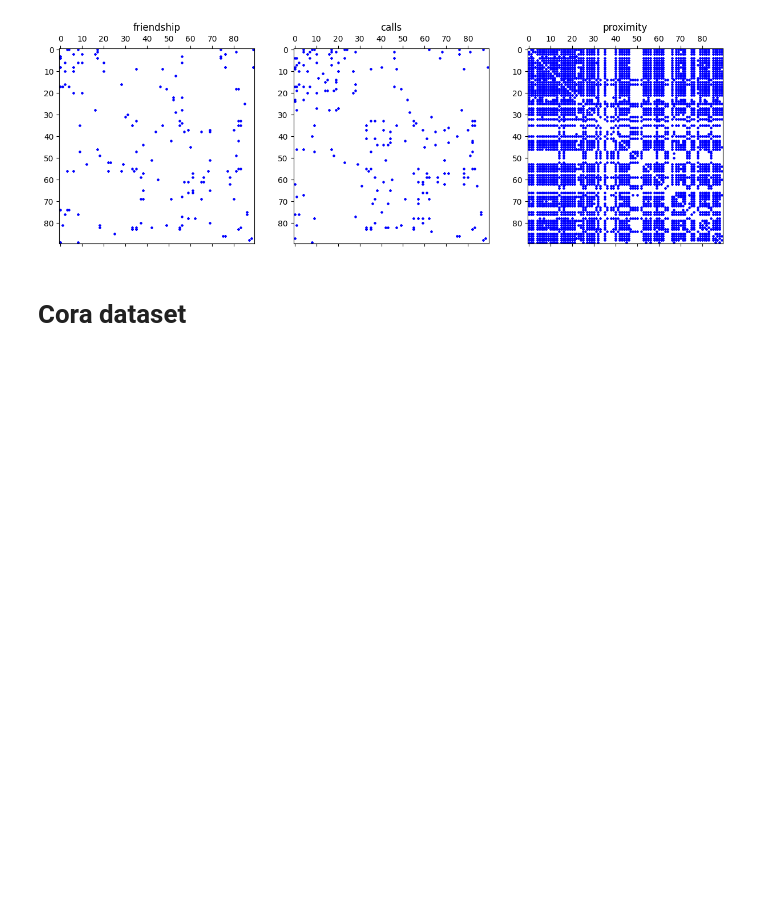
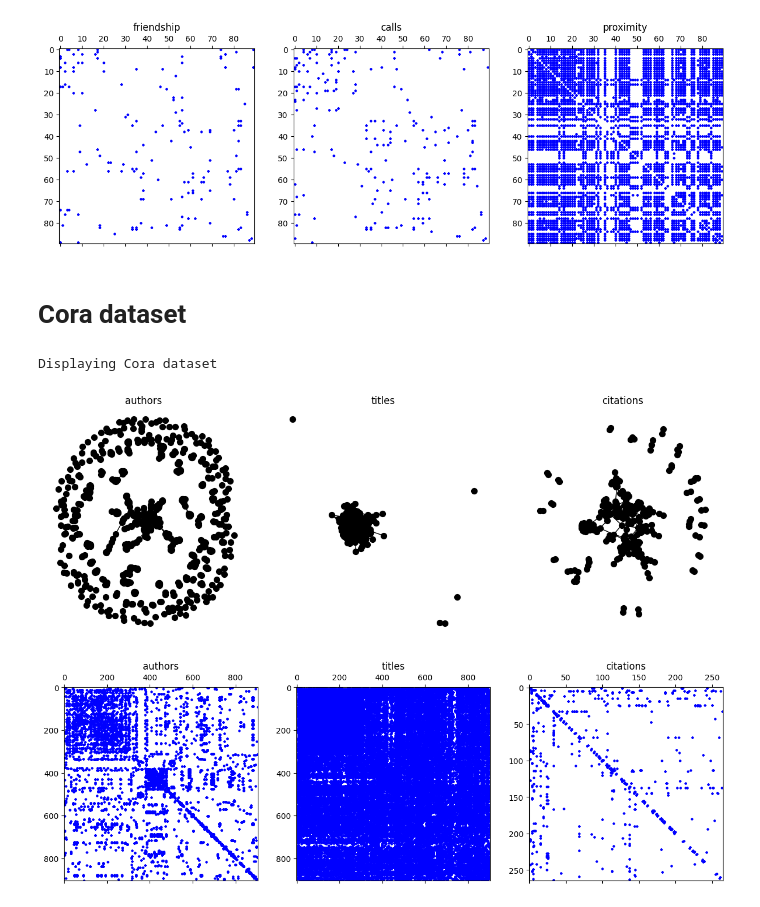
Before and after one commit to souheib1/Clustering-with-Multi-Layer-Graphs, a Jupyter notebook: data_processing_and_visualization.ipynb, the cells around one changed output. Saved outputs shown, nothing was run; the diff lists cells and outputs as text; code cells hidden in the pictures; blank space fills up the shorter version.

Commit message:
Add Cora dataset and loader

```diff
--- a/data_processing_and_visualization.ipynb
+++ b/data_processing_and_visualization.ipynb
@@ -65,3 +65,11 @@ Displaying MIT dataset
 [figure]
 # %% [markdown]
 # Cora dataset
+# %%
+MLG, layer_labels, true_labels = load_Cora(preprocess=False)
+print("Displaying Cora dataset")
+display_MLG(MLG, layer_labels)
+# %% [output]
+Displaying Cora dataset
+[figure, added]
+[figure, added]
```
Also changed, not shown: parts of 4 cells of this notebook, 5 other files.
